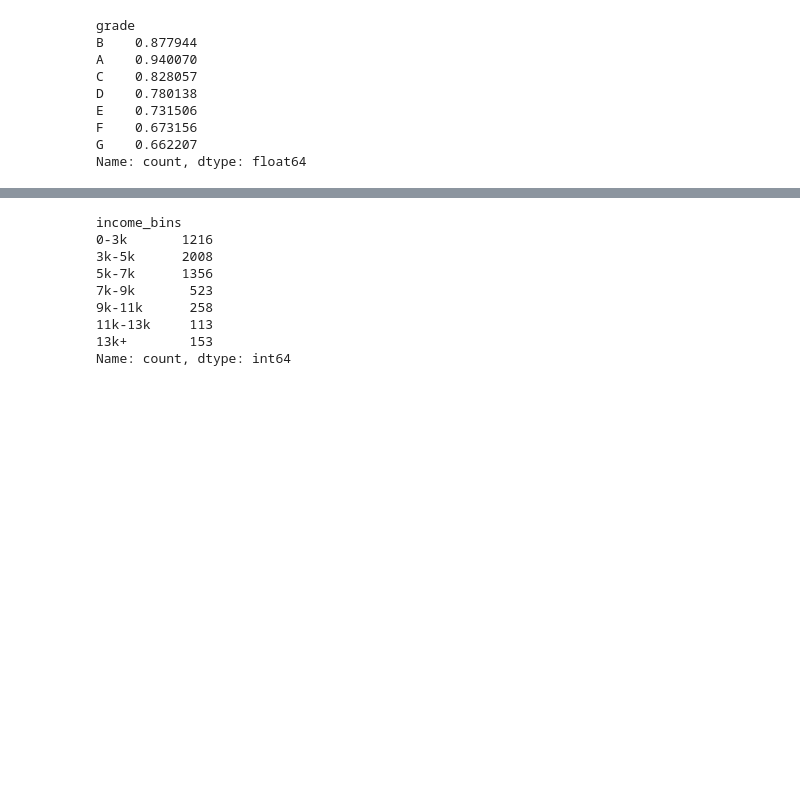
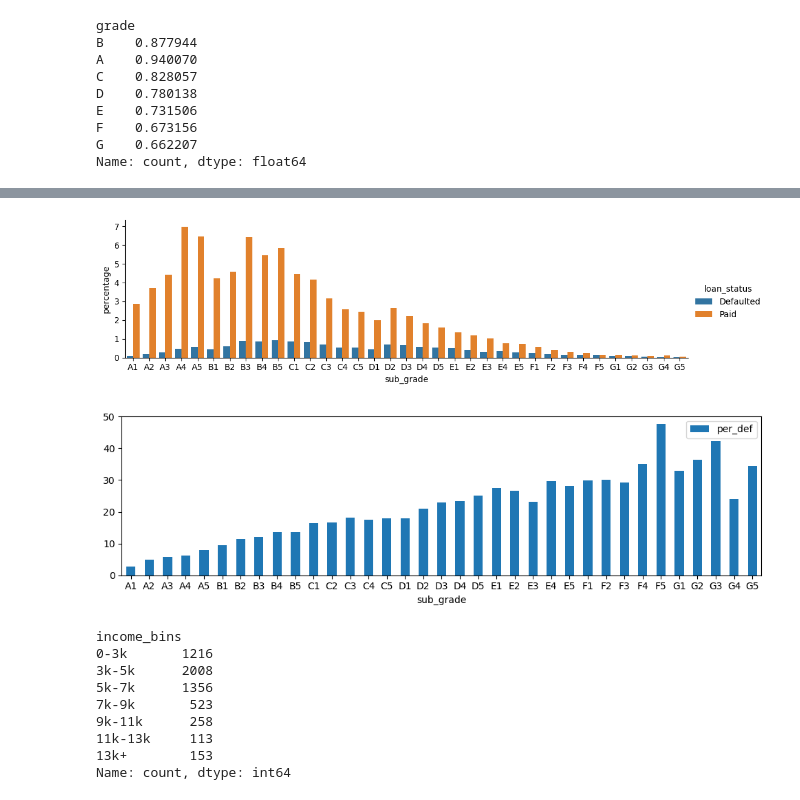
Before and after one commit to Rawoof821/LendingclubCaseStudy, a Jupyter notebook: Neha_Rawoof_LendingCaseStudy.ipynb, the cells around one changed output, grey strips where cells are left out. Saved outputs shown, nothing was run; the diff lists cells and outputs as text; code cells hidden in the pictures; blank space fills up the shorter version.

```diff
--- a/Neha_Rawoof_LendingCaseStudy.ipynb
+++ b/Neha_Rawoof_LendingCaseStudy.ipynb
@@ -1264 +1343,36 @@ Name: count, dtype: float64
+# %%
+## Calculating percentage of customers who defaulted/paid loan in each sub grade category and showing it in a plot.
+## Calculating percentage of defaulted customers in each category of sub grade.
+
+
+analy_cust_sub_grade = v_loan_data
+cust_sgrad_data = analy_cust_grade['sub_grade'].value_counts()
+
+def_cust_sgrad_data = loans_defaulted_data['sub_grade'].value_counts()
+perc_def_cust_sgrad_data = 100 *def_cust_sgrad_data/analy_cust_sub_grade.shape[0]
+perc_def_cust_sgrad_data = perc_def_cust_sgrad_data.reset_index()
+perc_def_cust_sgrad_data['loan_status'] = "Defaulted"
+perc_def_cust_sgrad_data.columns = ['sub_grade', 'percentage', 'loan_status']
+perc_def_cust_sgrad_data = perc_def_cust_sgrad_data.sort_values(by=['sub_grade'])
+perc_def_cust_sgrad_data = perc_def_cust_sgrad_data.reset_index()
+
+paid_cust_sgrad_data = loans_paid_data['sub_grade'].value_counts()
+perc_paid_cust_sgrad_data = 100 *paid_cust_sgrad_data/analy_cust_sub_grade.shape[0]
+perc_paid_cust_sgrad_data = perc_paid_cust_sgrad_data.reset_index()
+perc_paid_cust_sgrad_data['loan_status'] = "Paid"
+perc_paid_cust_sgrad_data.columns = ['sub_grade', 'percentage', 'loan_status']
+perc_paid_cust_sgrad_data = perc_paid_cust_sgrad_data.sort_values(by=['sub_grade'])
+perc_paid_cust_sgrad_data = perc_paid_cust_sgrad_data.reset_index()
+
+merged_data = pd.concat([perc_def_cust_sgrad_data, perc_paid_cust_sgrad_data], ignore_index=True, sort=False)
+merged_data
+
+sns.catplot(data = merged_data, x='sub_grade', y='percentage', hue='loan_status', kind = 'bar', height=3, aspect=3.33)
+perc_def_cust_sgrad_data['per_def'] = perc_def_cust_sgrad_data['percentage']*100/(perc_def_cust_sgrad_data['percentage'] + perc_paid_cust_sgrad_data['percentage'])
+perc_def_cust_sgrad_data.plot.bar(x='sub_grade', y='per_def', rot=0, figsize=(12,3))
+
+plt.show()
+# %% [output]
+[figure, added]
+[figure, added]
 # %%
```
Also changed, not shown: parts of 13 cells of this notebook.
